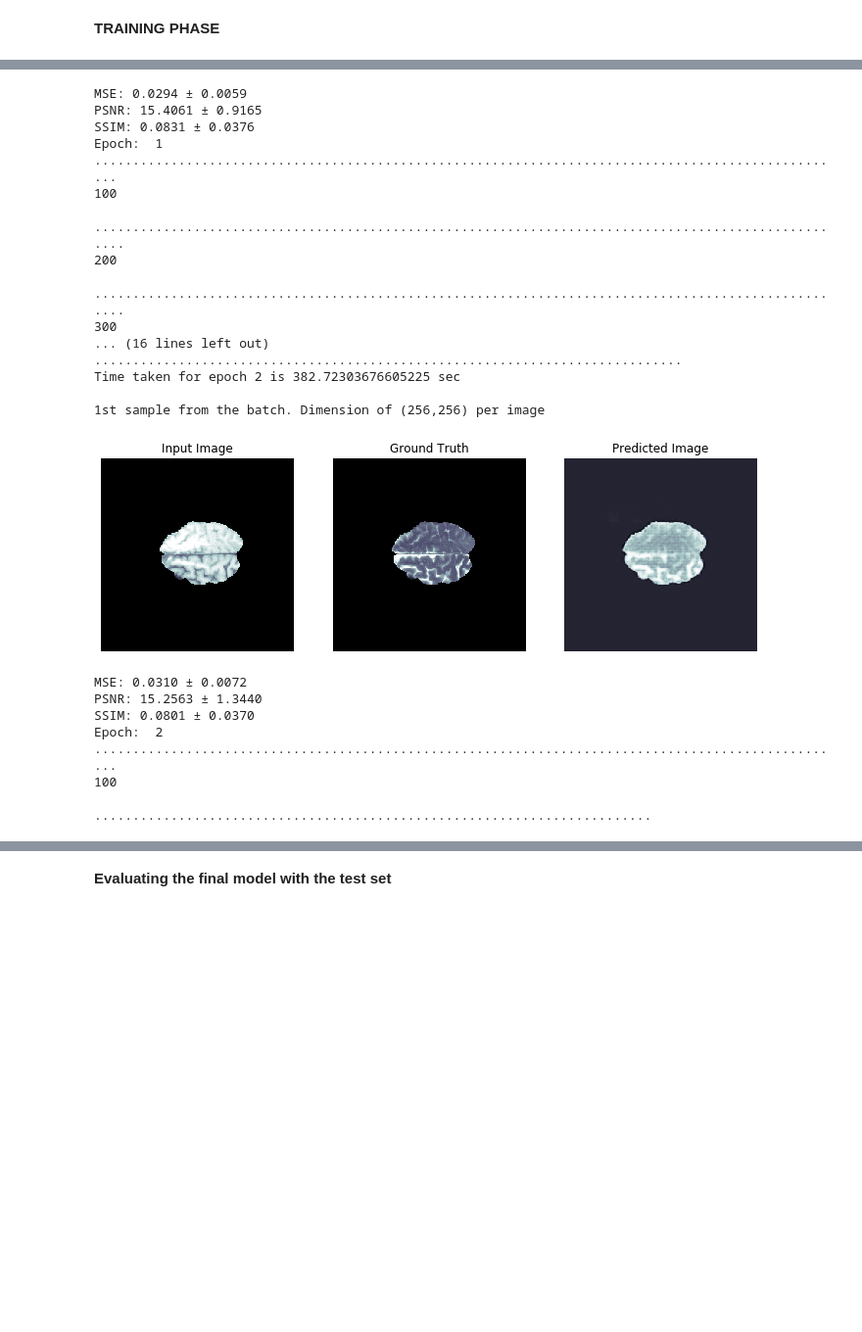
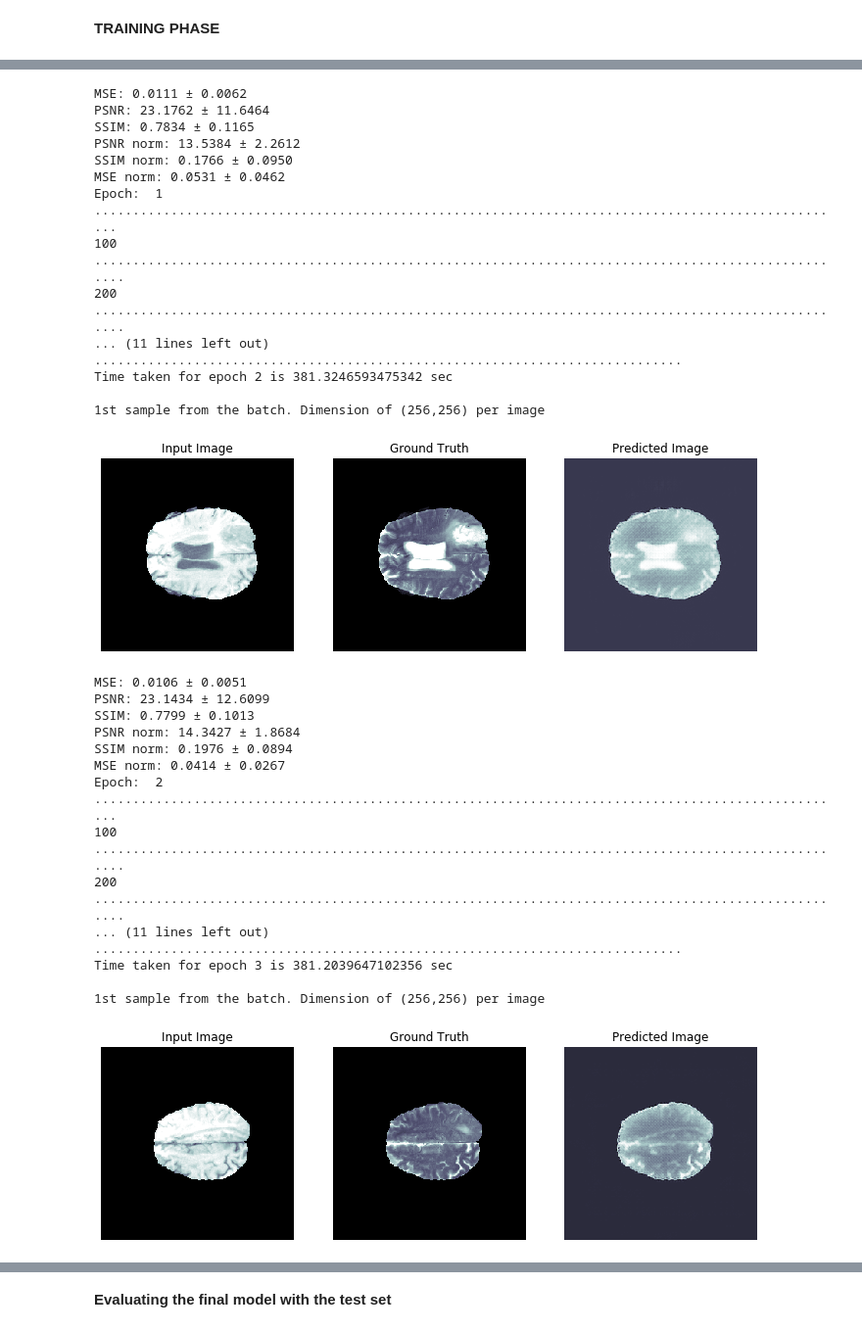
Before and after one commit to EmanuelAlogna/Brain-MRI-generation-using-GANs, a Jupyter notebook: src/MRI_generation_with_pix2pix(P2P_t2).ipynb, the cells around one changed output, grey strips where cells are left out. Shown at 98% size. Saved outputs shown, nothing was run; the diff lists cells and outputs as text; code cells hidden in the pictures; blank space fills up the shorter version.

```diff
--- a/src/MRI_generation_with_pix2pix(P2P_t2).ipynb
+++ b/src/MRI_generation_with_pix2pix(P2P_t2).ipynb
@@ -358,13 +346,11 @@ for raw_record in validation.take(1):
     inp, ground_truth = take_images_from_raw(raw_record)
     prediction = generator(inp, training=False)
 
-    prediction_normalized = normalize(prediction)
-
     # MSE, PSNR, SSIM
-    mean, std = compute_mse(ground_truth, prediction_normalized)
+    mean, std = compute_mse(ground_truth, prediction)
     print("MSE: {} ± {}".format((f'{mean:.4f}'), (f'{std:.4f}')))
-    mean, std = compute_psnr(ground_truth, prediction_normalized)
+    mean, std = compute_psnr(ground_truth, prediction)
     print("PSNR: {} ± {}".format((f'{mean:.4f}'), (f'{std:.4f}')))
-    mean, std = compute_ssim(ground_truth, prediction_normalized)
+    mean, std = compute_ssim(ground_truth, prediction)
     print("SSIM: {} ± {}".format((f'{mean:.4f}'), (f'{std:.4f}')))
 # %% [output]
@@ -496,0 +462,14 @@ discriminator = Discriminator()
+# %%
+def resize_with_crop(image_input, image_ground_truth, image_prediction):
+    # FROM THE PAPER:
+    # "In order to crop out the brain region from each sequence, we calculate the largest bounding box that
+    # can accommodate each brain in the whole dataset, and then use the coordinates to crop each sequence in every patient scan.
+    # The final cropped size of a single patient scan with all sequences contains 148 axial slices of size 194 × 155."
+
+    # I use this size in order to have similar results to the ones reached by the paper.
+
+    image_input = tf.image.resize_with_crop_or_pad(image_input, 155, 194)
+    image_ground_truth = tf.image.resize_with_crop_or_pad(image_ground_truth, 155, 194)
+    image_prediction = tf.image.resize_with_crop_or_pad(image_prediction, 155, 194)
+
+    return image_input, image_ground_truth, image_prediction
@@ -548,14 +571,25 @@ def fit(train_ds, epochs, val_ds):
     for raw_record in val_ds.take(1):
         example_input, example_target = take_images_from_raw(raw_record)
         prediction = generate_images(generator, example_input, example_target, True)
-        prediction_normalized = normalize(prediction)
 
-        mean, std = compute_mse(example_target, prediction_normalized)
+        inp_cr, target_cr, prediction_cr = resize_with_crop(example_input, example_target, prediction)
+
+        prediction_normalized_cr = normalize(prediction_cr)
+        mean, std = compute_mse(target_cr, prediction_cr)
         print("MSE: {} ± {}".format((f'{mean:.4f}'), (f'{std:.4f}')))
-        mean2, std2 = compute_psnr(example_target, prediction_normalized)
+        mean2, std2 = compute_psnr(target_cr, prediction_cr)
         print("PSNR: {} ± {}".format((f'{mean2:.4f}'), (f'{std2:.4f}')))
-        mean3, std3 = compute_ssim(example_target, prediction_normalized)
+        mean3, std3 = compute_ssim(target_cr, prediction_cr)
         print("SSIM: {} ± {}".format((f'{mean3:.4f}'), (f'{std3:.4f}')))
+
+
+        mean, std = compute_psnr(target_cr, prediction_normalized_cr)
+        print("PSNR norm: {} ± {}".format((f'{mean:.4f}'), (f'{std:.4f}')))
+        mean, std = compute_ssim(target_cr, prediction_normalized_cr)
+        print("SSIM norm: {} ± {}".format((f'{mean:.4f}'), (f'{std:.4f}')))
+        mean, std = compute_mse(target_cr, prediction_normalized_cr)
+        print("MSE norm: {} ± {}".format((f'{mean:.4f}'), (f'{std:.4f}')))
+
 
     print("Epoch: ", epoch)
 
@@ -564,6 +598,7 @@ def fit(train_ds, epochs, val_ds):
     # Train
     n = 0
     #for raw_record in train_ds.take(32):
+    #for idx, raw_record in train_ds.enumerate():
 
     for idx, raw_record in train_ds.enumerate():
         n += 1
@@ -584,7 +619,7 @@ def fit(train_ds, epochs, val_ds):
     print ('Time taken for epoch {} is {} sec\n'.format(epoch + 1,
                                                         time.time()-start))
 # %%
-EPOCHS = 10
+EPOCHS = 7
 
 # training, validation, testing = load_datasets() # I'll use this in case I get stuck with the cache.
 # Initialize the models, so that I don't have to restart the runtime again.
@@ -617,26 +652,36 @@ Time taken for epoch 1 is 388.65640330314636 sec
-MSE: 0.0294 ± 0.0059
-PSNR: 15.4061 ± 0.9165
-SSIM: 0.0831 ± 0.0376
+MSE: 0.0111 ± 0.0062
+PSNR: 23.1762 ± 11.6464
+SSIM: 0.7834 ± 0.1165
+PSNR norm: 13.5384 ± 2.2612
+SSIM norm: 0.1766 ± 0.0950
+MSE norm: 0.0531 ± 0.0462
 Epoch:  1
 ...................................................................................................
 100
-
 ....................................................................................................
 200
-
 ....................................................................................................
-300
-... (16 lines left out)
+... (11 lines left out)
 .............................................................................
-Time taken for epoch 2 is 382.72303676605225 sec
+Time taken for epoch 2 is 381.3246593475342 sec
 
 1st sample from the batch. Dimension of (256,256) per image
-[figure, old version]
+[figure, new version]
-MSE: 0.0310 ± 0.0072
-PSNR: 15.2563 ± 1.3440
-SSIM: 0.0801 ± 0.0370
+MSE: 0.0106 ± 0.0051
+PSNR: 23.1434 ± 12.6099
+SSIM: 0.7799 ± 0.1013
+PSNR norm: 14.3427 ± 1.8684
+SSIM norm: 0.1976 ± 0.0894
+MSE norm: 0.0414 ± 0.0267
 Epoch:  2
 ...................................................................................................
 100
+....................................................................................................
+200
+....................................................................................................
+... (11 lines left out)
+.............................................................................
+Time taken for epoch 3 is 381.2039647102356 sec
 
-.........................................................................
+1st sample from the batch. Dimension of (256,256) per image
+[figure, added]
```
Also changed, not shown: parts of 16 cells of this notebook.
